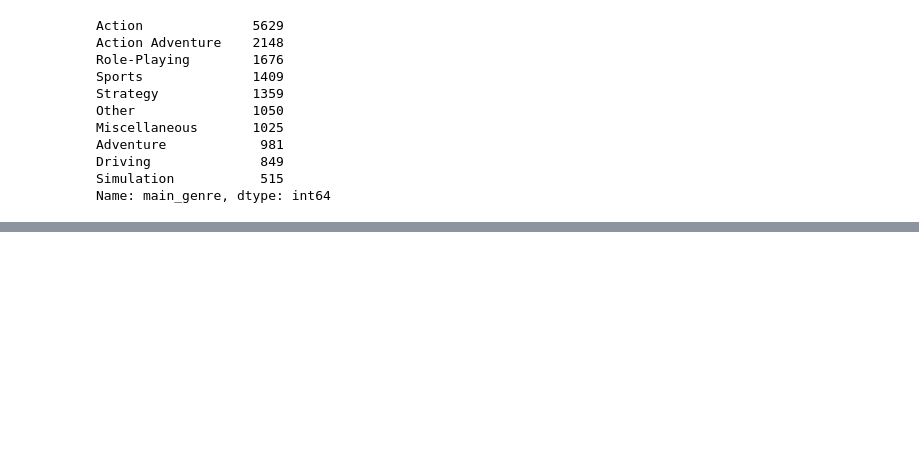
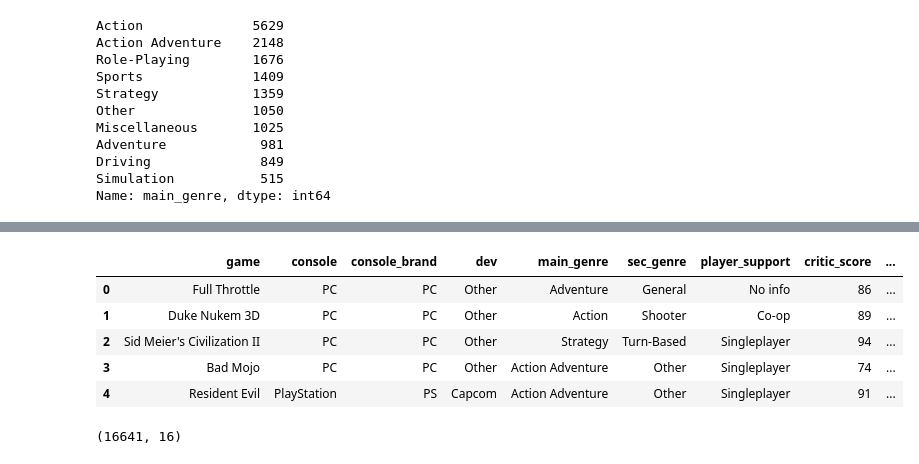
Before and after one commit to GuiMacc/mid_project, a Jupyter notebook: Notebooks/exploratory notebook.ipynb, the cells around one changed output, grey strips where cells are left out. Saved outputs shown, nothing was run; the diff lists cells and outputs as text; code cells hidden in the pictures; blank space fills up the shorter version.

```diff
--- a/Notebooks/exploratory notebook.ipynb
+++ b/Notebooks/exploratory notebook.ipynb
@@ -566,0 +859,17 @@ Name: main_genre, dtype: int64
+# %%
+# let's rearrange the columns a bit
+
+data=data[['game', 'console', 'console_brand', 'dev', 'main_genre', 'sec_genre', 'player_support', 'critic_score', 'user_score', 'score_diff',
+           'num_critics', 'num_users' ,  'yearly_num_reviews', 'release_date', 'release_month', 'release_year']]
+data.sort_values(by=["release_year",'release_month'],ascending=True, inplace=True)
+data.reset_index(drop=True, inplace=True)
+display(data.head())
+print(data.shape)
+# %% [output]
+|  | game | console | console_brand | dev | main_genre | sec_genre | player_support | critic_score | ... |
+| 0 | Full Throttle | PC | PC | Other | Adventure | General | No info | 86 | ... |
+| 1 | Duke Nukem 3D | PC | PC | Other | Action | Shooter | Co-op | 89 | ... |
+| 2 | Sid Meier's Civilization II | PC | PC | Other | Strategy | Turn-Based | Singleplayer | 94 | ... |
+| 3 | Bad Mojo | PC | PC | Other | Action Adventure | Other | Singleplayer | 74 | ... |
+| 4 | Resident Evil | PlayStation | PS | Capcom | Action Adventure | Other | Singleplayer | 91 | ... |
+(16641, 16)
```
Also changed, not shown: parts of 49 cells of this notebook.
